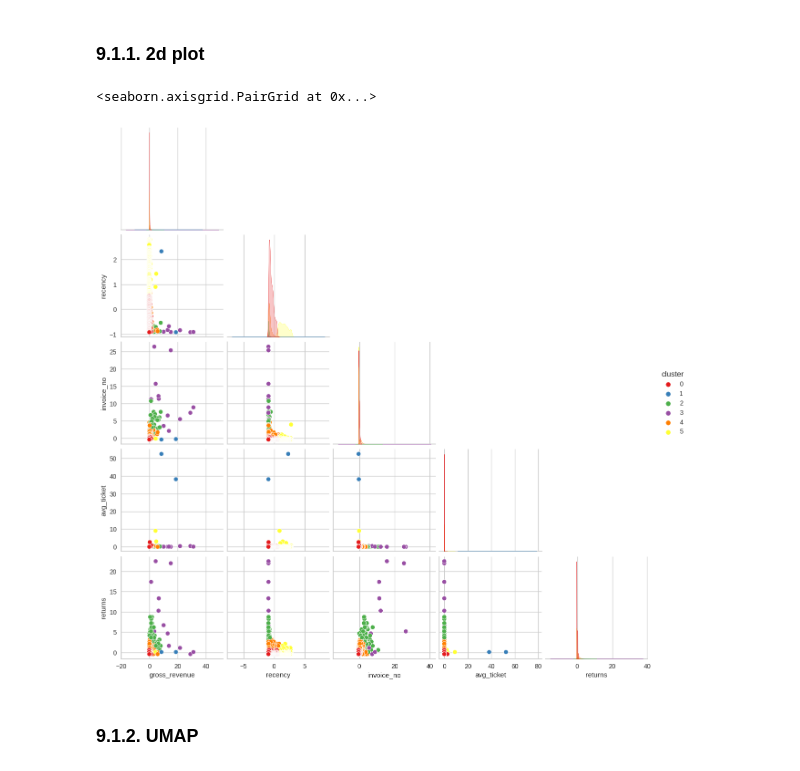
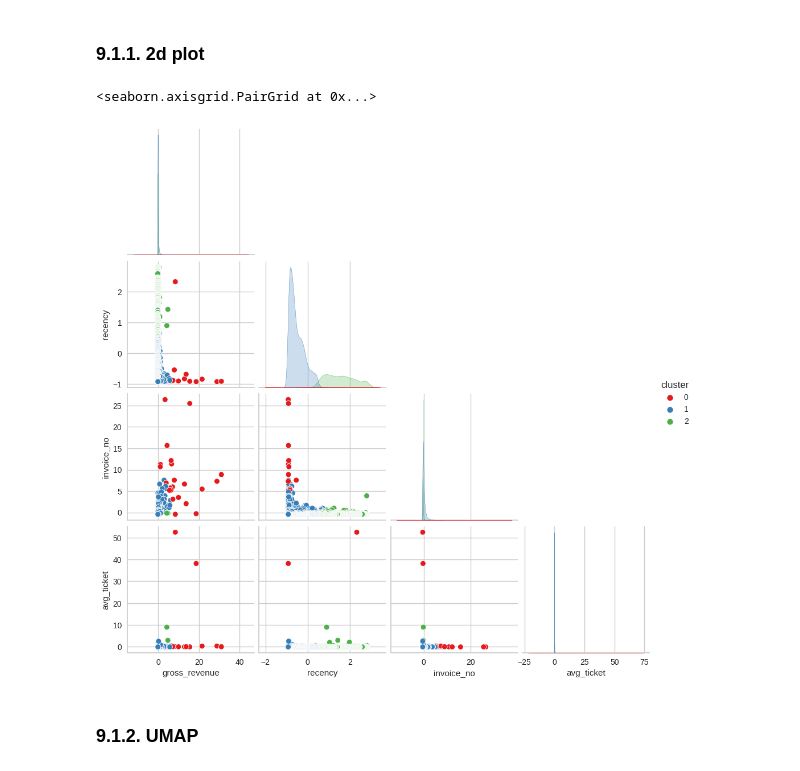
Before and after one commit to ezequielpf/insiders_clustering, a Jupyter notebook: notebooks/cicle_3_insiders_clustering.ipynb, the cells around one changed output. Drawn from its saved outputs; the diff is of its cells as text; code cells hidden in the pictures.

```diff
--- a/notebooks/cicle_3_insiders_clustering.ipynb
+++ b/notebooks/cicle_3_insiders_clustering.ipynb
@@ -463,6 +516,8 @@ df_ref.head()
 | 2 | 12583 | 6705.38 | 2017-12-05 | 2.0 | 15.0 | 28.902500 | 2.0 |
 | 3 | 13748 | 948.25 | 2017-09-03 | 95.0 | 5.0 | 33.866071 | 0.0 |
 | 4 | 15100 | 876.00 | 2017-01-08 | 333.0 | 3.0 | 292.000000 | 3.0 |
+# %%
+df_ref.drop(columns=['invoice_date'], inplace=True)
 # %%
 save_interim(dataframe=df_ref, file_name='df_ref.csv')
 # %% [markdown]
@@ -499,6 +562,6 @@ df5['gross_revenue'] = std_scaler.fit_transform(df5[['gross_revenue']])
 df5['recency'] = std_scaler.fit_transform(df5[['recency']])
 df5['invoice_no'] = std_scaler.fit_transform(df5[['invoice_no']])
 df5['avg_ticket'] = std_scaler.fit_transform(df5[['avg_ticket']])
-df5['returns'] = std_scaler.fit_transform(df5[['returns']])
+#df5['returns'] = std_scaler.fit_transform(df5[['returns']])
 # %% [markdown]
 # 6. Feature Selection
@@ -505,6 +570,6 @@ df5['returns'] = std_scaler.fit_transform(df5[['returns']])
 # %% [markdown]
 # 7. Hyperparameter Fine Tunning
 # %%
-df7 = df5.drop(columns=['customer_id', 'invoice_date'])
+df7 = df5.drop(columns=['returns'])
 df7.head()
 # %% [output]
@@ -567,7 +632,7 @@ for k in clusters:
 # %% [markdown]
 ## 8.1. K-Means
 # %%
-k = 6
+k = 3
 
 kmeans = KMeans(n_clusters=k, init='random', n_init=10, max_iter=300, random_state=42)
 kmeans.fit(df7)
@@ -629,10 +694,11 @@ df9.head()
 # %% [markdown]
 ### 9.1.1. 2d plot
 # %%
-sns.pairplot(data=df9, hue='cluster', corner=True, palette='Set1')
+df_viz = df9.drop(columns='customer_id')
+sns.pairplot(data=df_viz, hue='cluster', corner=True, palette='Set1')
 # %% [output]
 <seaborn.axisgrid.PairGrid at 0x...>
-[figure, old version]
+[figure, new version]
 # %% [markdown]
 ### 9.1.2. UMAP
 # %% [markdown]
```
Also changed, not shown: parts of 41 cells of this notebook, 6 other files.
